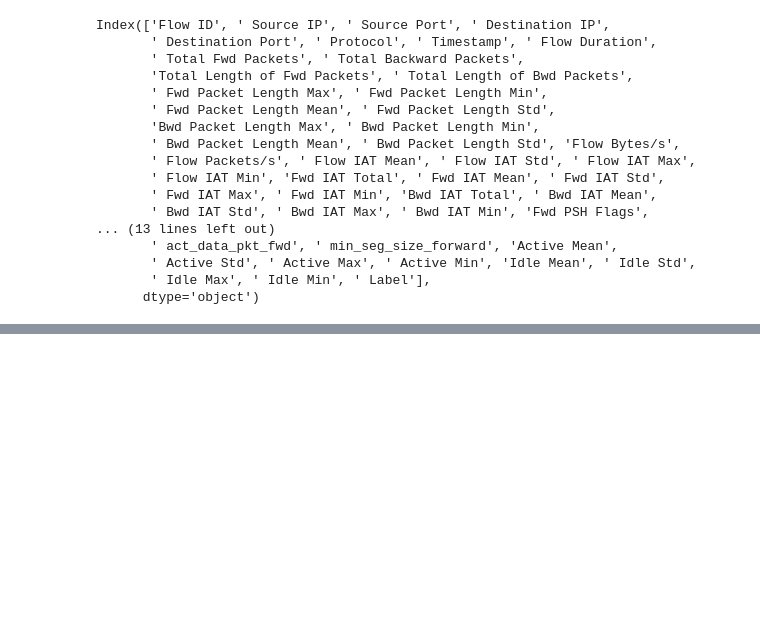
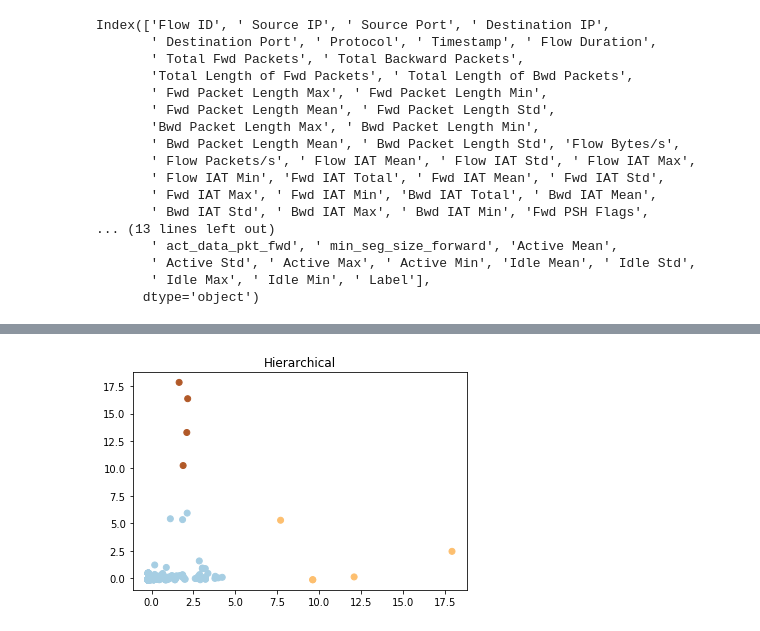
Before and after one commit to SaqlainHussainShah/implementation-of-sdi, a Jupyter notebook: Clustering.ipynb, the cells around one changed output, grey strips where cells are left out. Saved outputs shown, nothing was run; the diff lists cells and outputs as text; code cells hidden in the pictures; blank space fills up the shorter version.

```diff
--- a/Clustering.ipynb
+++ b/Clustering.ipynb
@@ -175,0 +194,12 @@ kmeans(X,n_clusters=5)
+# %%
+def hier(X, n_clusters):
+    ss = StandardScaler()
+    X = ss.fit_transform(X)
+    hier = AgglomerativeClustering(n_clusters=n_clusters)
+    y_pred = hier.fit_predict(X)
+    plt.scatter(X[:,0], X[:,1],c=y_pred, cmap='Paired')
+    plt.title("Hierarchical")
+# %%
+hier(X,n_clusters=3)
+# %% [output]
+[figure, added]
```
Also changed, not shown: parts of 18 cells of this notebook.
